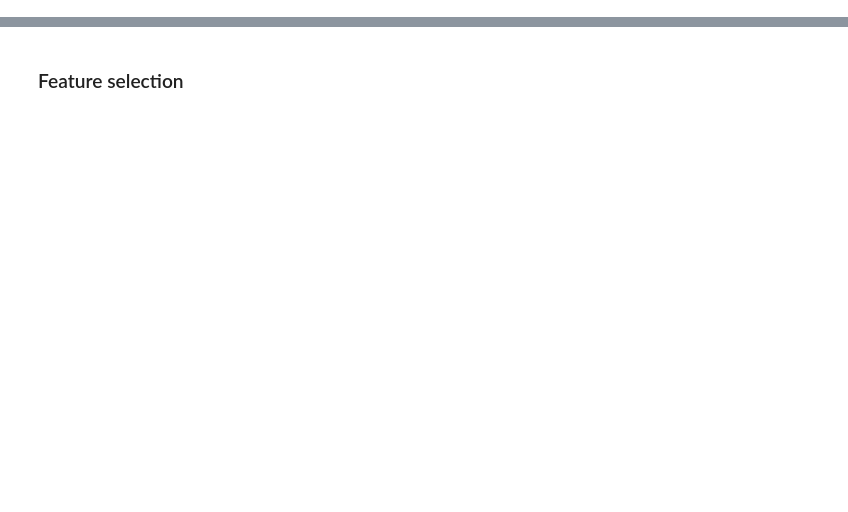
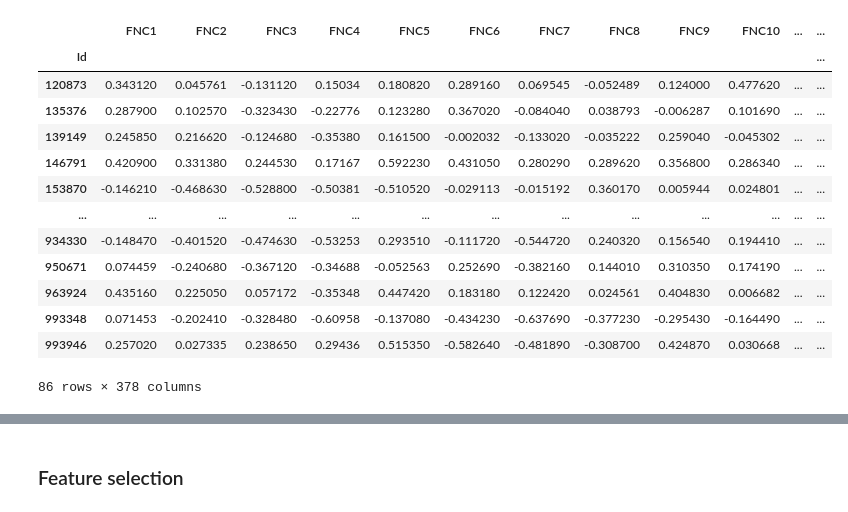
Before and after one commit to KonstantinTogoi/MLSP2014, a Jupyter notebook: submission_842079.ipynb, the cells around one changed output, grey strips where cells are left out. Cells and saved outputs as stored; diff of their text form; code cells hidden in the pictures; blank space fills up the shorter version.

```diff
--- a/submission_842079.ipynb
+++ b/submission_842079.ipynb
@@ -20,0 +40,18 @@ train_SBM.shape
+# %%
+FNC_train = pd.read_csv(join('Train', 'train_FNC.csv'), index_col=0)
+FNC_train
+# %% [output]
+|  | FNC1 | FNC2 | FNC3 | FNC4 | FNC5 | FNC6 | FNC7 | FNC8 | FNC9 | FNC10 | ... | ... |
+| Id |  |  |  |  |  |  |  |  |  |  |  | ... |
+| 120873 | 0.343120 | 0.045761 | -0.131120 | 0.15034 | 0.180820 | 0.289160 | 0.069545 | -0.052489 | 0.124000 | 0.477620 | ... | ... |
+| 135376 | 0.287900 | 0.102570 | -0.323430 | -0.22776 | 0.123280 | 0.367020 | -0.084040 | 0.038793 | -0.006287 | 0.101690 | ... | ... |
+| 139149 | 0.245850 | 0.216620 | -0.124680 | -0.35380 | 0.161500 | -0.002032 | -0.133020 | -0.035222 | 0.259040 | -0.045302 | ... | ... |
+| 146791 | 0.420900 | 0.331380 | 0.244530 | 0.17167 | 0.592230 | 0.431050 | 0.280290 | 0.289620 | 0.356800 | 0.286340 | ... | ... |
+| 153870 | -0.146210 | -0.468630 | -0.528800 | -0.50381 | -0.510520 | -0.029113 | -0.015192 | 0.360170 | 0.005944 | 0.024801 | ... | ... |
+| ... | ... | ... | ... | ... | ... | ... | ... | ... | ... | ... | ... | ... |
+| 934330 | -0.148470 | -0.401520 | -0.474630 | -0.53253 | 0.293510 | -0.111720 | -0.544720 | 0.240320 | 0.156540 | 0.194410 | ... | ... |
+| 950671 | 0.074459 | -0.240680 | -0.367120 | -0.34688 | -0.052563 | 0.252690 | -0.382160 | 0.144010 | 0.310350 | 0.174190 | ... | ... |
+| 963924 | 0.435160 | 0.225050 | 0.057172 | -0.35348 | 0.447420 | 0.183180 | 0.122420 | 0.024561 | 0.404830 | 0.006682 | ... | ... |
+| 993348 | 0.071453 | -0.202410 | -0.328480 | -0.60958 | -0.137080 | -0.434230 | -0.637690 | -0.377230 | -0.295430 | -0.164490 | ... | ... |
+| 993946 | 0.257020 | 0.027335 | 0.238650 | 0.29436 | 0.515350 | -0.582640 | -0.481890 | -0.308700 | 0.424870 | 0.030668 | ... | ... |
+86 rows × 378 columns
```
Also changed, not shown: parts of 28 cells of this notebook.
